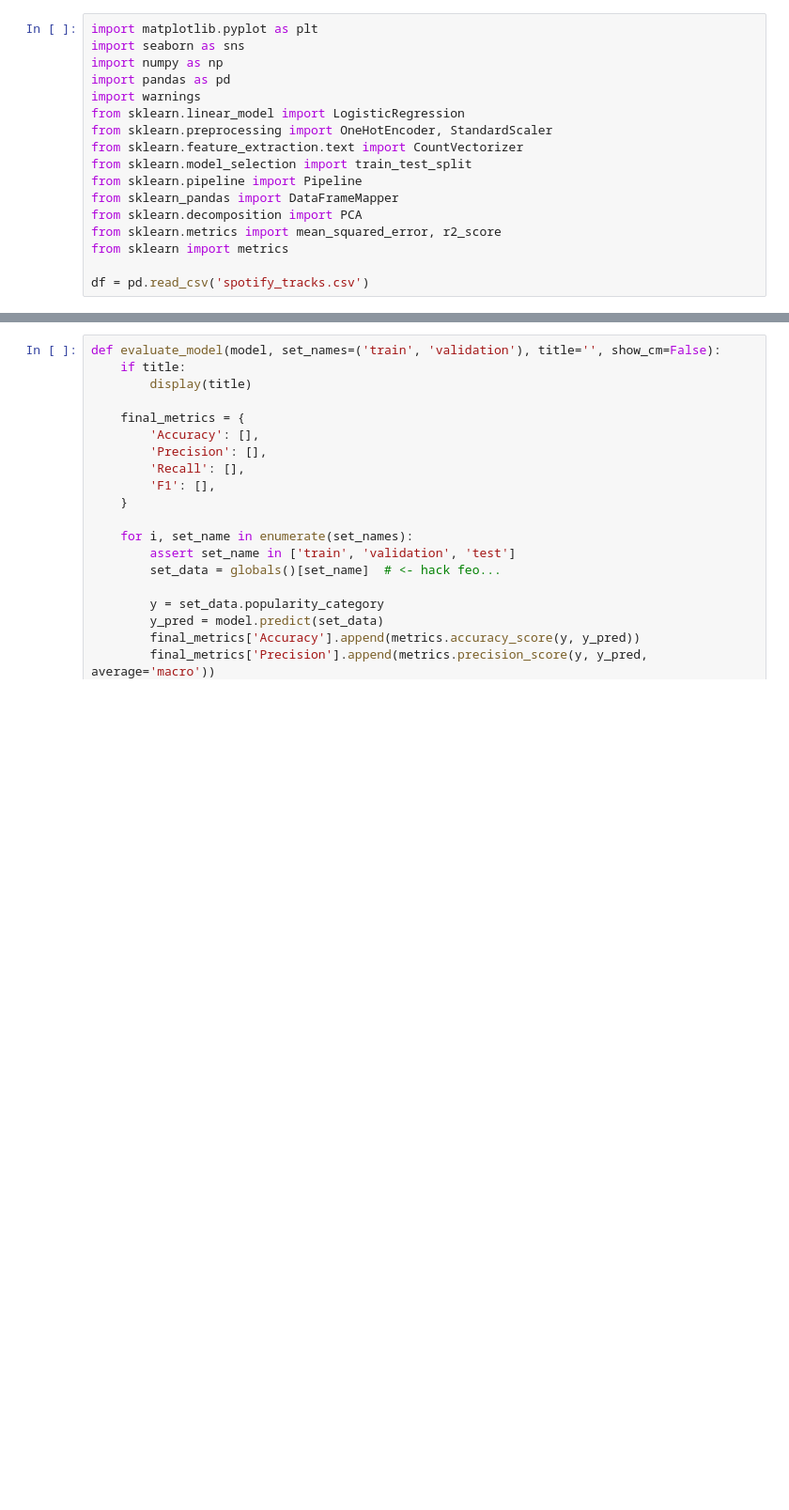
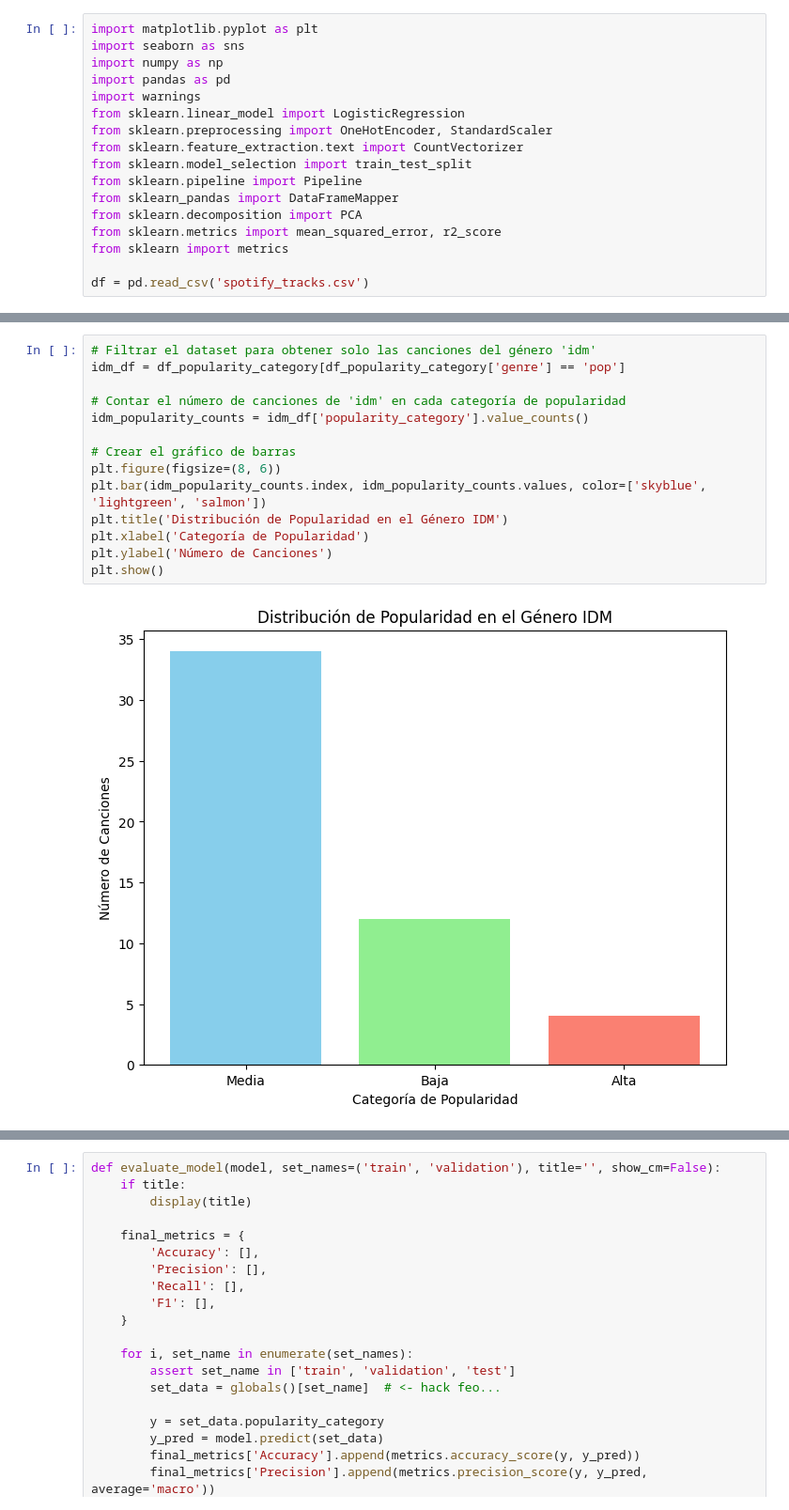
Before and after one commit to domingueznAyP/machine_learning_tp1, a Jupyter notebook: tp1.ipynb, the cells around one changed output, grey strips where cells are left out. Shown at 94% size. Cells and saved outputs as stored; diff of their text form; blank space fills up the shorter version.

```diff
--- a/tp1.ipynb
+++ b/tp1.ipynb
@@ -78,0 +570,16 @@ df = pd.read_csv('spotify_tracks.csv')
+# %%
+# Filtrar el dataset para obtener solo las canciones del género 'idm'
+idm_df = df_popularity_category[df_popularity_category['genre'] == 'pop']
+
+# Contar el número de canciones de 'idm' en cada categoría de popularidad
+idm_popularity_counts = idm_df['popularity_category'].value_counts()
+
+# Crear el gráfico de barras
+plt.figure(figsize=(8, 6))
+plt.bar(idm_popularity_counts.index, idm_popularity_counts.values, color=['skyblue', 'lightgreen', 'salmon'])
+plt.title('Distribución de Popularidad en el Género IDM')
+plt.xlabel('Categoría de Popularidad')
+plt.ylabel('Número de Canciones')
+plt.show()
+# %% [output]
+[figure, added]
```
Also changed, not shown: parts of 52 cells of this notebook.
